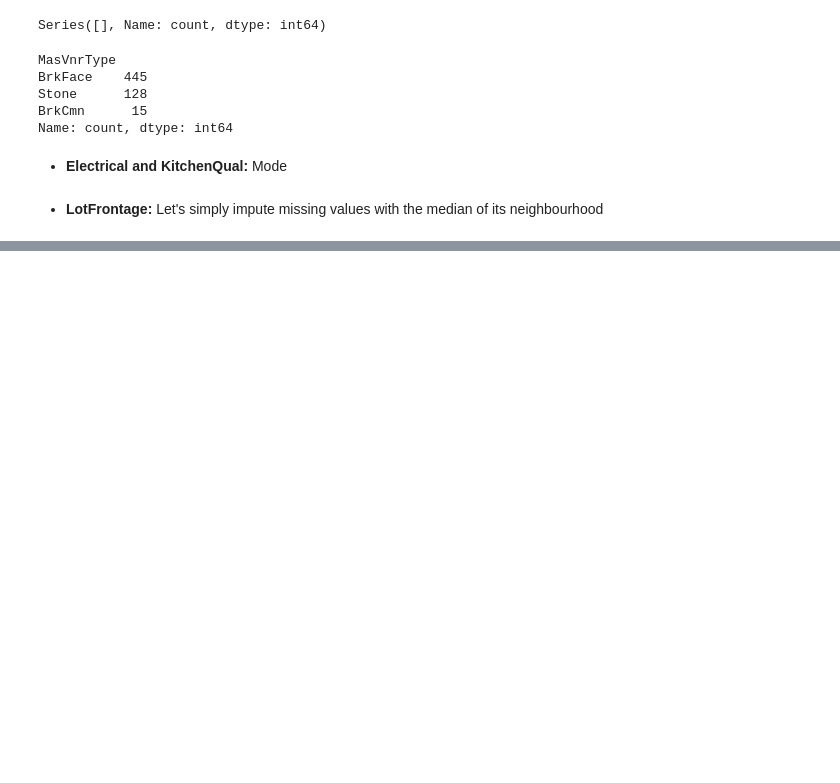
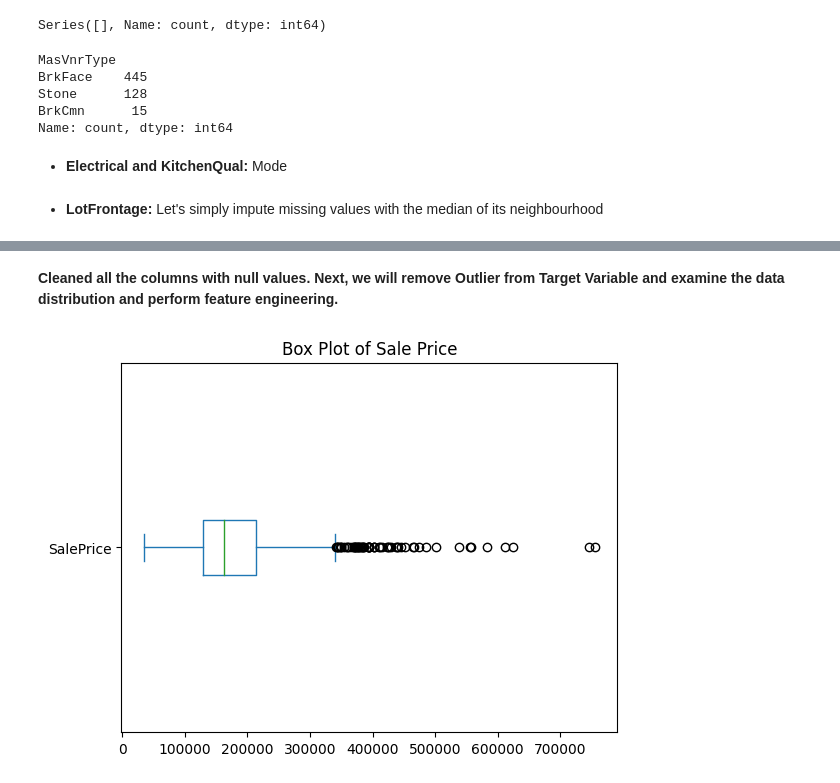
Before and after one commit to Akshat180/House_prices_prediction, a Jupyter notebook: House Price Prediction.ipynb, the cells around one changed output, grey strips where cells are left out. Cells and saved outputs as stored; diff of their text form; code cells hidden in the pictures; blank space fills up the shorter version.

```diff
--- a/House Price Prediction.ipynb
+++ b/House Price Prediction.ipynb
@@ -574,0 +646,8 @@ df = df.drop('PoolQC', axis=1)
+# %% [markdown]
+**Cleaned all the columns with null values. Next, we will remove Outlier from Target Variable and examine the data distribution and perform feature engineering.**
+# %%
+df['SalePrice'].plot(kind = 'box',vert=False)
+plt.title('Box Plot of Sale Price')
+plt.show()
+# %% [output]
+[figure, added]
```
Also changed, not shown: parts of 19 cells of this notebook.
